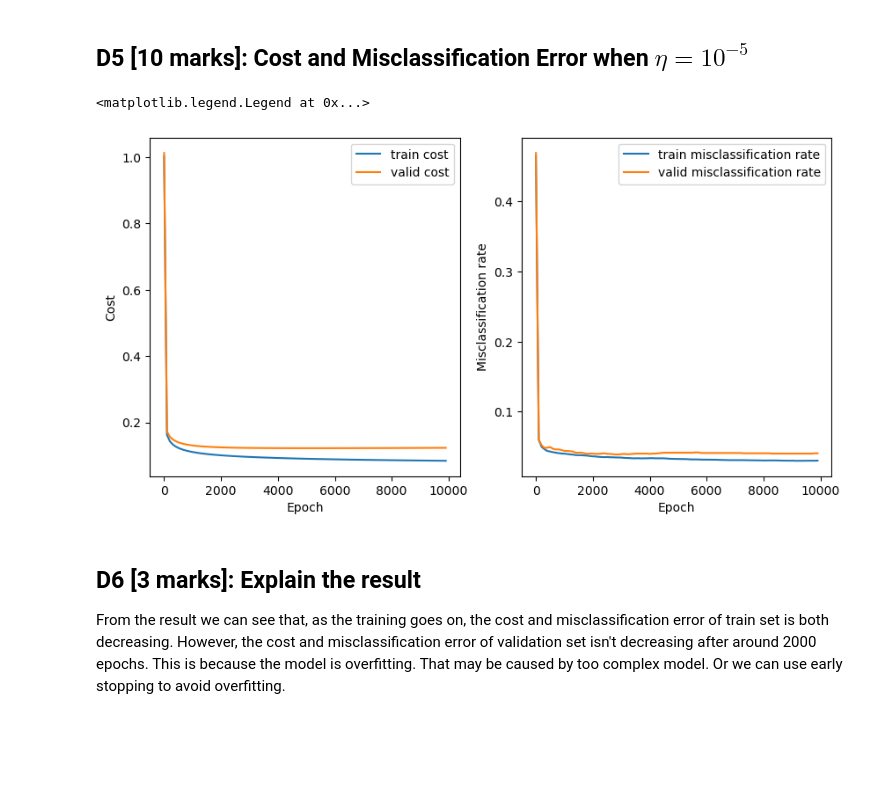
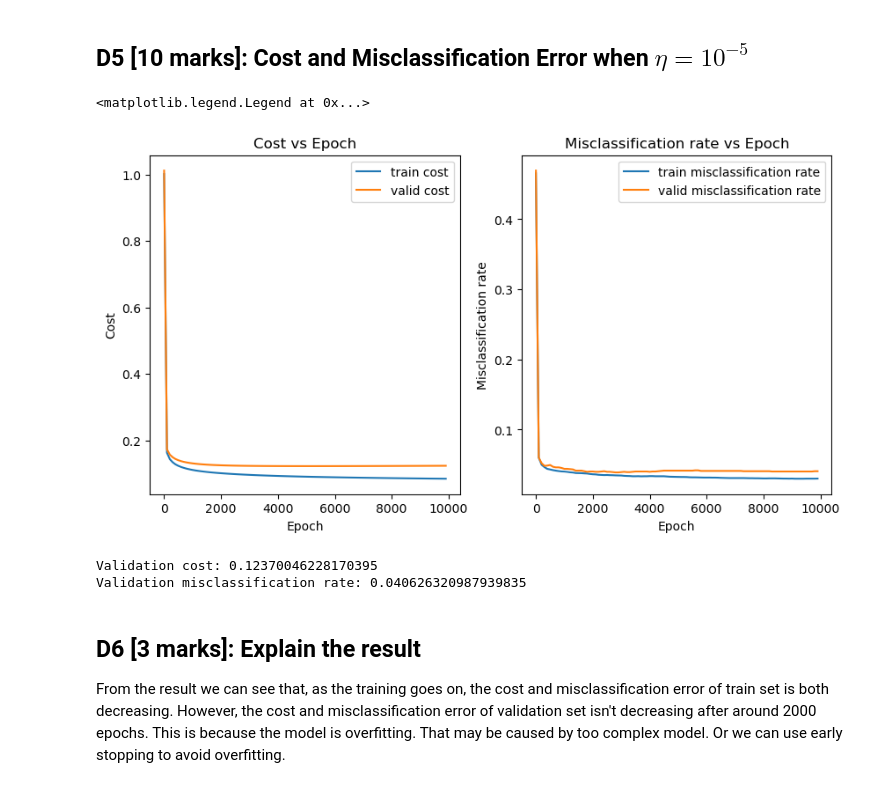
Before and after one commit to tommyjqliu/CITS5508-machine-learning, a Jupyter notebook: assig1_22962256.ipynb, the cells around one changed output. Drawn from its saved outputs; the diff is of its cells as text; code cells hidden in the pictures; blank space fills up the shorter version.

```diff
--- a/assig1_22962256.ipynb
+++ b/assig1_22962256.ipynb
@@ -286,21 +299,29 @@ From the result we can see that, when epochs is 10000, best learning rate is aro
 # %%
 clf = Classification(train_X, train_y, valid_X, valid_y, eta=1e-5)
 clf.fit()
 
 fig, (ax1, ax2) = plt.subplots(nrows=1, ncols=2, figsize=(10, 5))
 ax1.plot(clf.epoch_list, clf.train_cost_list, label="train cost")
 ax1.plot(clf.epoch_list, clf.valid_cost_list, label="valid cost")
 ax1.set_xlabel("Epoch")
 ax1.set_ylabel("Cost")
+ax1.set_title("Cost vs Epoch")
 ax1.legend()
 ax2.plot(clf.epoch_list, clf.train_mis_rate_list, label="train misclassification rate")
 ax2.plot(clf.epoch_list, clf.valid_mis_rate_list, label="valid misclassification rate")
 ax2.set_xlabel("Epoch")
 ax2.set_ylabel("Misclassification rate")
+ax2.set_title("Misclassification rate vs Epoch")
 ax2.legend()
 # %% [output]
 <matplotlib.legend.Legend at 0x...>
-[figure, old version]
+[figure, new version]
+# %%
+print(f"Validation cost: {clf.valid_cost_list[-1]}")
+print(f"Validation misclassification rate: {clf.valid_mis_rate_list[-1]}")
+# %% [output]
+Validation cost: 0.12370046228170395
+Validation misclassification rate: 0.040626320987939835
 # %% [markdown]
 ## D6 [3 marks]: Explain the result
 
```
Also changed, not shown: parts of 22 cells of this notebook, 2 other files.
